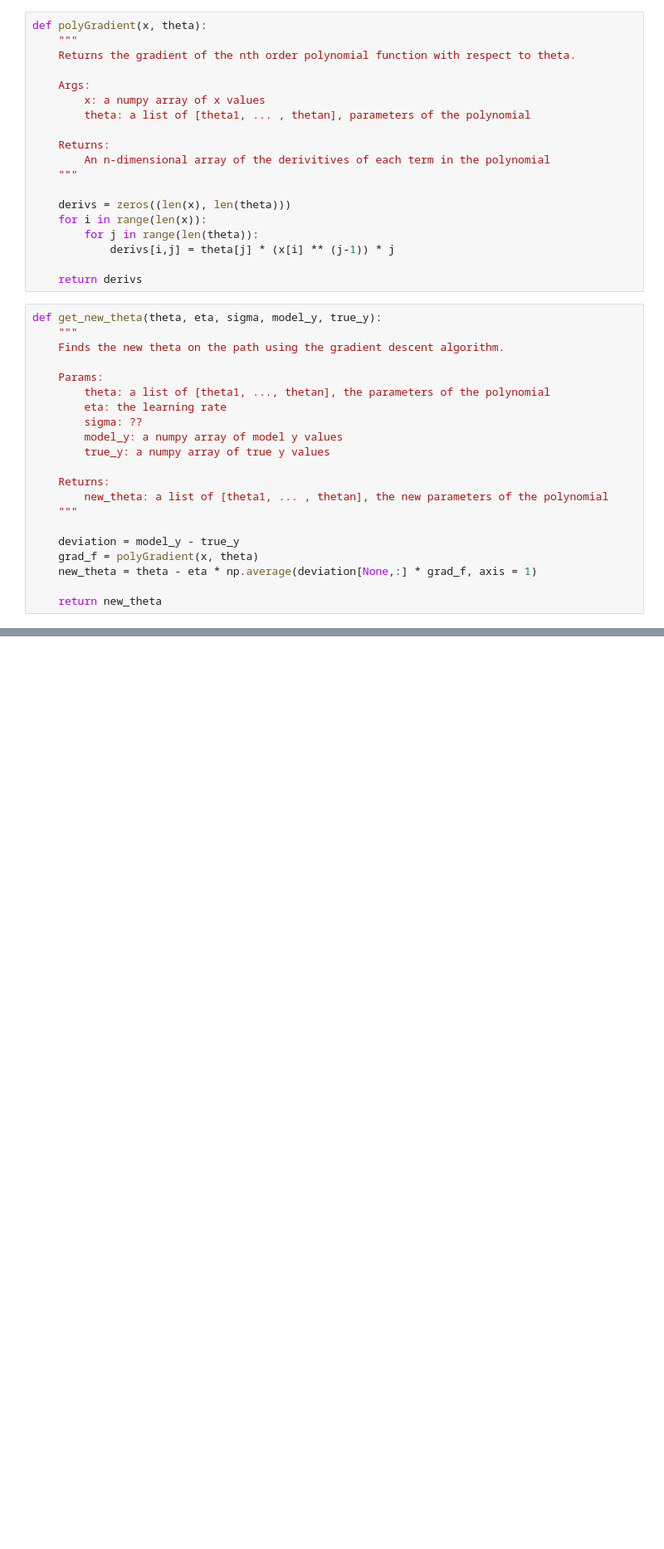
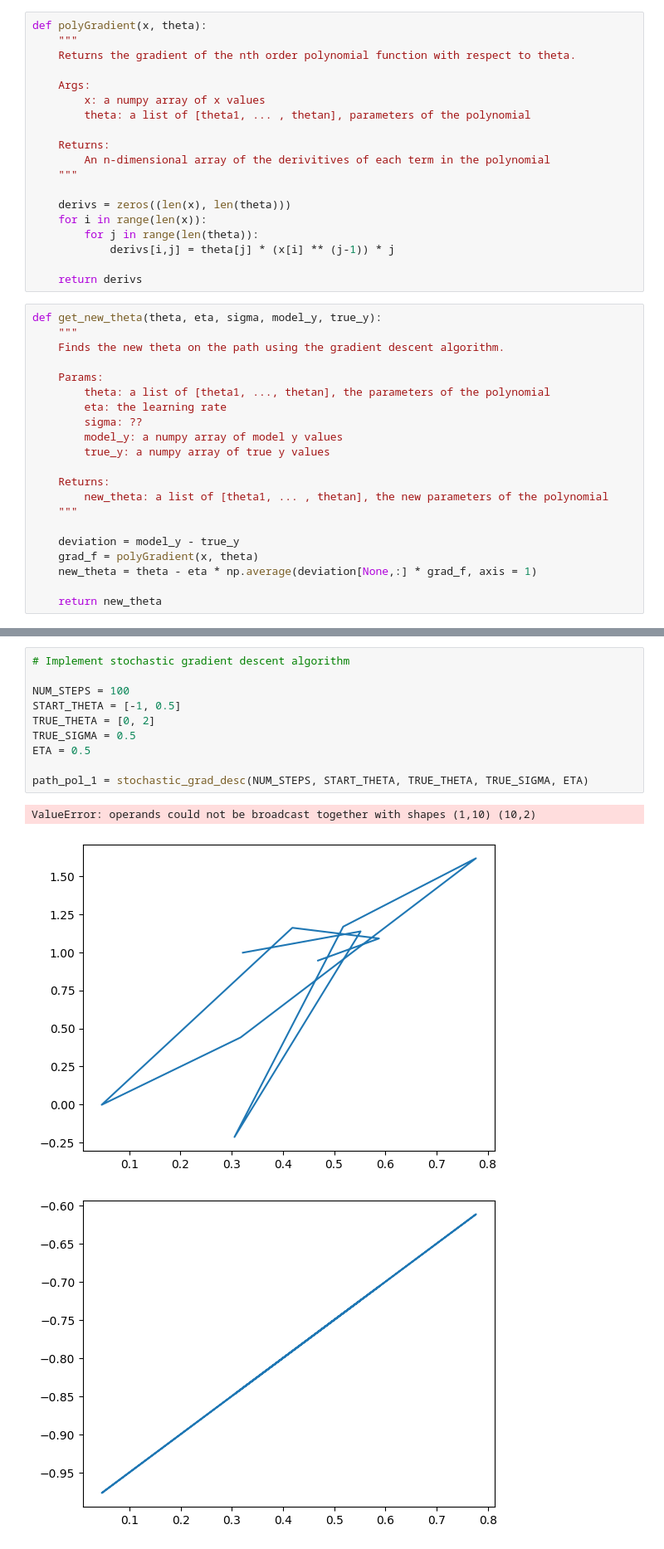
Before and after one commit to rhtweedie/ml_assignments, a Jupyter notebook: CurveFitting.ipynb, the cells around one changed output, grey strips where cells are left out. Shown at 83% size. Drawn from its saved outputs; the diff is of its cells as text; blank space fills up the shorter version.

Commit message:
Factor out stochastic grad descent implementation

```diff
--- a/CurveFitting.ipynb
+++ b/CurveFitting.ipynb
@@ -107,0 +113,14 @@ ValueError: operands could not be broadcast together with shapes (1,10) (10,2)
+# %%
+# Implement stochastic gradient descent algorithm
+
+NUM_STEPS = 100
+START_THETA = [-1, 0.5]
+TRUE_THETA = [0, 2]
+TRUE_SIGMA = 0.5
+ETA = 0.5
+
+path_pol_1 = stochastic_grad_desc(NUM_STEPS, START_THETA, TRUE_THETA, TRUE_SIGMA, ETA)
+# %% [output]
+ValueError: operands could not be broadcast together with shapes (1,10) (10,2)
+[figure, added]
+[figure, added]
```
Also changed, not shown: parts of 1 cell of this notebook.
